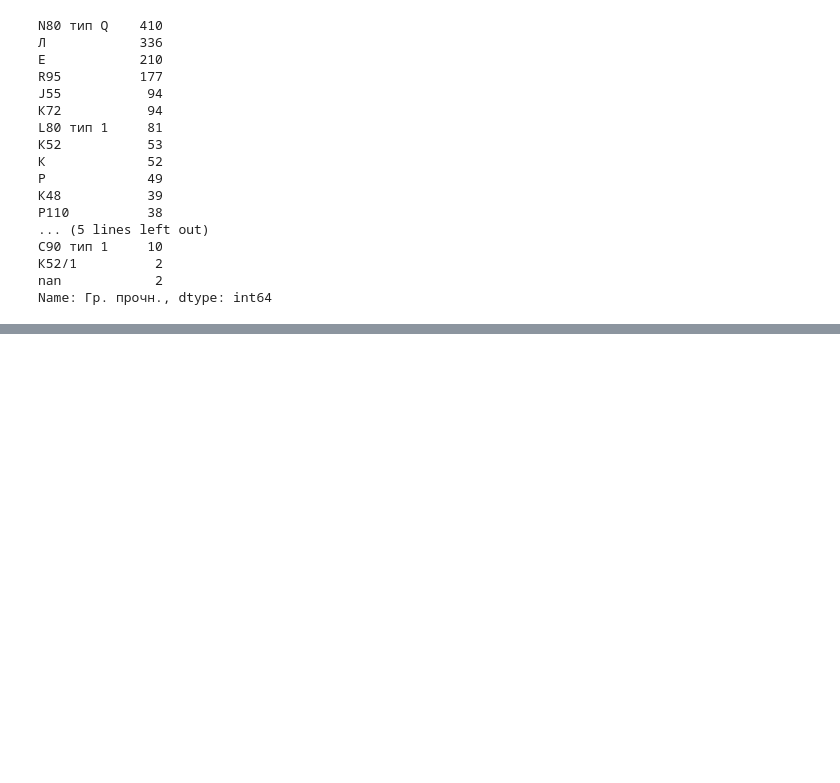
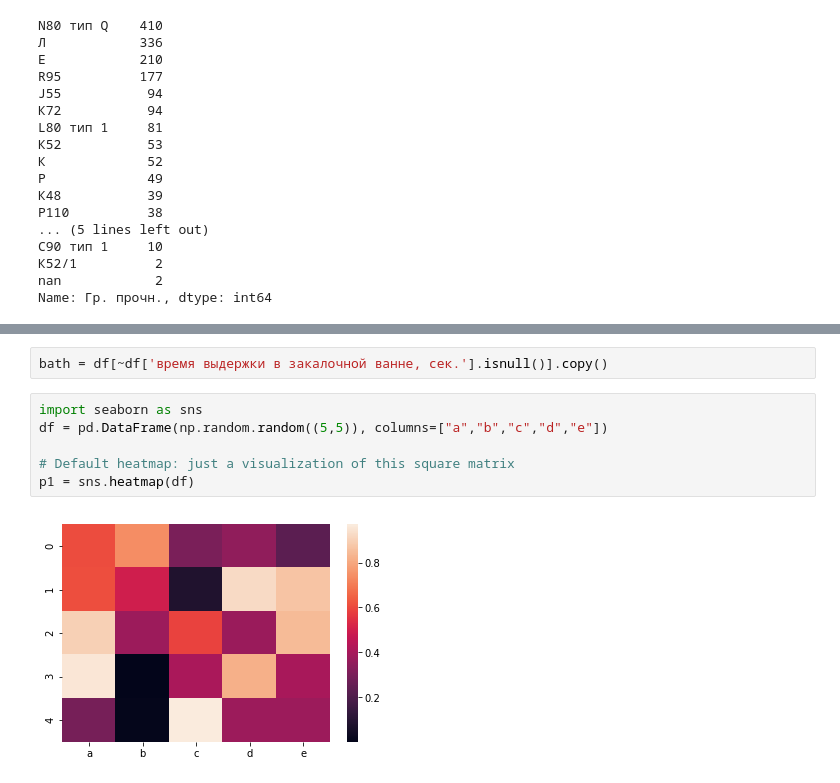
Before and after one commit to ChelpipeBigDataTeam/PNTZ, a Jupyter notebook: черновик.ipynb, the cells around one changed output, grey strips where cells are left out. Drawn from its saved outputs; the diff is of its cells as text; blank space fills up the shorter version.

```diff
--- a/черновик.ipynb
+++ b/черновик.ipynb
@@ -231,0 +282,10 @@ Name: Гр. прочн., dtype: int64
+# %%
+bath = df[~df['время выдержки в закалочной ванне, сек.'].isnull()].copy()
+# %%
+import seaborn as sns
+df = pd.DataFrame(np.random.random((5,5)), columns=["a","b","c","d","e"])
+
+# Default heatmap: just a visualization of this square matrix
+p1 = sns.heatmap(df)
+# %% [output]
+[figure, added]
```
Also changed, not shown: parts of 7 cells of this notebook, 14 other files.
